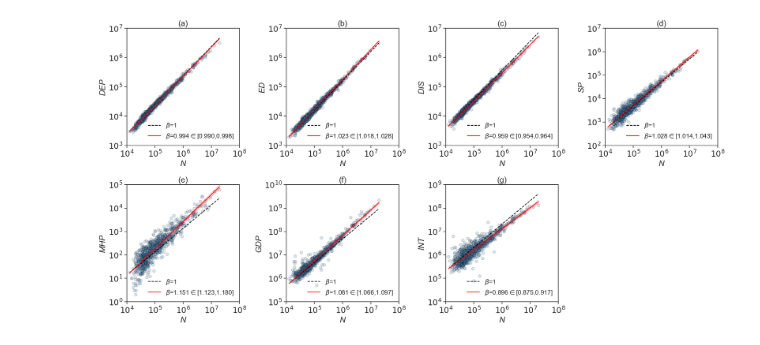
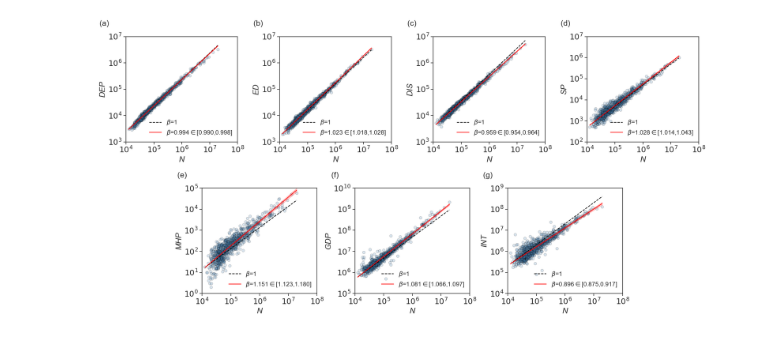
Before and after one commit to ljyyyy120/Captone_depression, a Jupyter notebook: 04_visualization/scaling.ipynb, the cells around one changed output. Drawn from its saved outputs; the diff is of its cells as text; code cells hidden in the pictures.

Commit message:
update graph

```diff
--- a/04_visualization/scaling.ipynb
+++ b/04_visualization/scaling.ipynb
@@ -7,6 +7,8 @@ import matplotlib.pyplot as plt
 import seaborn as sns
 from matplotlib.ticker import LogLocator, FuncFormatter
 from matplotlib.ticker import MultipleLocator
+import matplotlib.pyplot as plt
+import matplotlib.gridspec as gridspec
 
 plt.rc("font", family="Arial")
 
@@ -59,21 +61,60 @@ dfm_unique["intercept"] = pd.Series(intercepts)
 # ---- plotting
 pow10fmt = FuncFormatter(lambda k, pos: rf"$10^{{{int(np.round(k))}}}$")
 sns.set_theme(style="ticks",font_scale=1.5)
-fig, axes = plt.subplots(2, 4, figsize=(20, 10))
+# fig, axes = plt.subplots(2, 4, figsize=(20, 10))
+
+fig = plt.figure(figsize=(20, 10))
+
+# --- Outer grid: 2 rows, 4 columns ---
+outer = gridspec.GridSpec(
+    2, 4,
+    figure=fig,
+    height_ratios=[1, 1]  # give second row more breathing room
+)
+
+# ----------- Row 1 : Four plots --------------
+ax1 = fig.add_subplot(outer[0, 0])
+ax2 = fig.add_subplot(outer[0, 1])
+ax3 = fig.add_subplot(outer[0, 2])
+ax4 = fig.add_subplot(outer[0, 3])
+
+# ----------- Row 2 : Centered inner grid --------------
+# One big container spanning all columns
+container = fig.add_subplot(outer[1, :])
+container.axis("off")   # invisible
+
+# Create a centered 1×3 grid INSIDE the container
+inner = gridspec.GridSpecFromSubplotSpec(
+    1, 5,
+    subplot_spec=outer[1, :],
+    width_ratios=[1, 3, 3, 3, 1],   # side margins (1), center 3/4-ish (3+3+3)
+    wspace=0.45
+)
+
+# Use only the middle 3 cells for axes
+ax5 = fig.add_subplot(inner[0, 1])
+ax6 = fig.add_subplot(inner[0, 2])
+ax7 = fig.add_subplot(inner[0, 3])
+
+
 
 def snap_decade(val, up=True):
     """Round value to nearest power of 10"""
     exp = np.floor(np.log10(val)) if not up else np.ceil(np.log10(val))
     return 10**exp
 
-panel_labels = ["(a)", "(b)", "(c)", "(d)", "(e)", "(f)", "(g)"]
+panel_labels = ["(a)                                                                       \n",
+                "(b)                                                                       \n",
+                "(c)                                                                       \n",
+                "(d)                                                                       \n",
+                "(e)                                                                       \n",
+                "(f)                                                                       \n",
+                "(g)                                                                       \n"]
 
 pad = 0.05
 
 
-axes[1][3].axis('off')
-
-for ax, f, lbl in zip(axes.flat, factors, panel_labels):
+for ax, f, lbl in zip([ax1, ax2, ax3, ax4, ax5, ax6, ax7], factors, panel_labels):
 
     y = y_logs[f]
     mask = np.isfinite(x_all) & np.isfinite(y) & (x_all > 0) & (y > 0)
@@ -103,31 +144,32 @@ for ax, f, lbl in zip(axes.flat, factors, panel_labels):
     # CI band anchored the same way using slope CI bounds
     ax.fill_between(xx,
                     y0 + lo * (xx - x0),
                     y0 + hi * (xx - x0),
                     color="red", alpha=0.20)
 
     # inside your loop after plotting:
     xk_min = np.floor(x_f.min());  xk_max = np.ceil(x_f.max())
     yk_min = np.floor(y_f.min());  yk_max = np.ceil(y_f.max())
 
     ax.set_xlim(xk_min, xk_max)     # edges at integer exponents
     ax.set_ylim(yk_min, yk_max)
 
     ax.xaxis.set_major_locator(MultipleLocator(1.0))  # ticks every decade
     ax.yaxis.set_major_locator(MultipleLocator(1.0))
     ax.xaxis.set_major_formatter(pow10fmt)
     ax.yaxis.set_major_formatter(pow10fmt)
     ax.minorticks_off()
 
     ax.tick_params(axis="both", which="major", labelsize=18, width=1.2, length=6)
 
     ax.set_xlabel("N", fontstyle="italic", fontsize=18)
     ax.set_ylabel(f, fontstyle="italic", fontsize=18)
     ax.set_title(f"{lbl}", fontsize=18)
     ax.legend(loc="lower right", frameon=False, fontsize=14)
 
+
 plt.tight_layout()
 plt.savefig("scaling_new.pdf", dpi=300, bbox_inches='tight')
 plt.show()
 # %% [output]
-[figure, old version]
+[figure, new version]
```
Also changed, not shown: 2 other files.
